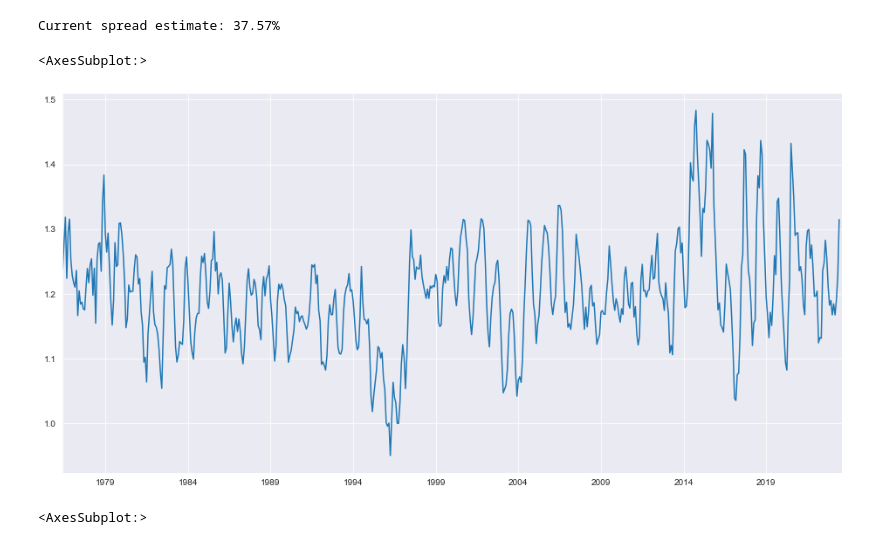
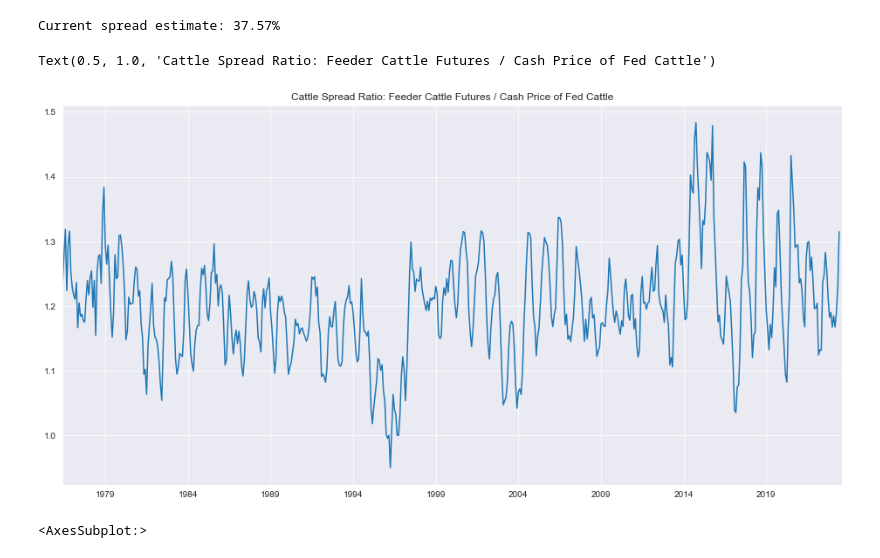
Before and after one commit to EricOstr/live_cattle, a Jupyter notebook: analysis/cattle_crush/cattle_spread.ipynb, the cells around one changed output. Drawn from its saved outputs; the diff is of its cells as text; code cells hidden in the pictures.

```diff
--- a/analysis/cattle_crush/cattle_spread.ipynb
+++ b/analysis/cattle_crush/cattle_spread.ipynb
@@ -115,10 +98,11 @@ Current spread estimate: 37.57%
 # %%
 cattle_spread_ratio = futures_feeder / cash_price_live[intersect]
 
 cattle_spread_ratio.plot()
+plt.title('Cattle Spread Ratio: Feeder Cattle Futures / Cash Price of Fed Cattle')
 # %% [output]
-<AxesSubplot:>
+Text(0.5, 1.0, 'Cattle Spread Ratio: Feeder Cattle Futures / Cash Price of Fed Cattle')
-[figure, old version]
+[figure, new version]
 # %%
 cattle_spread_ratio.hist()
 # %% [output]
```
Also changed, not shown: parts of 18 cells of this notebook.
